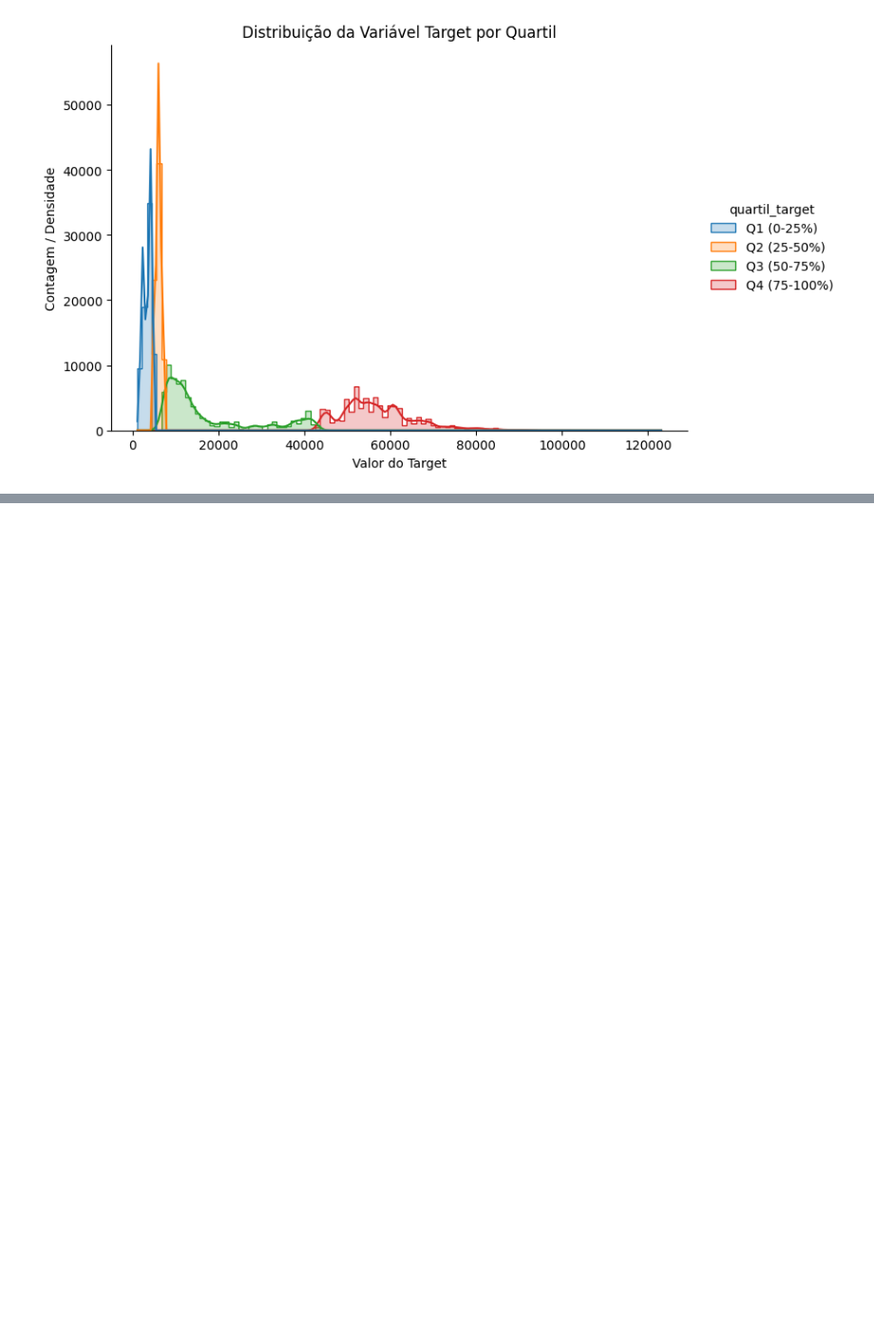
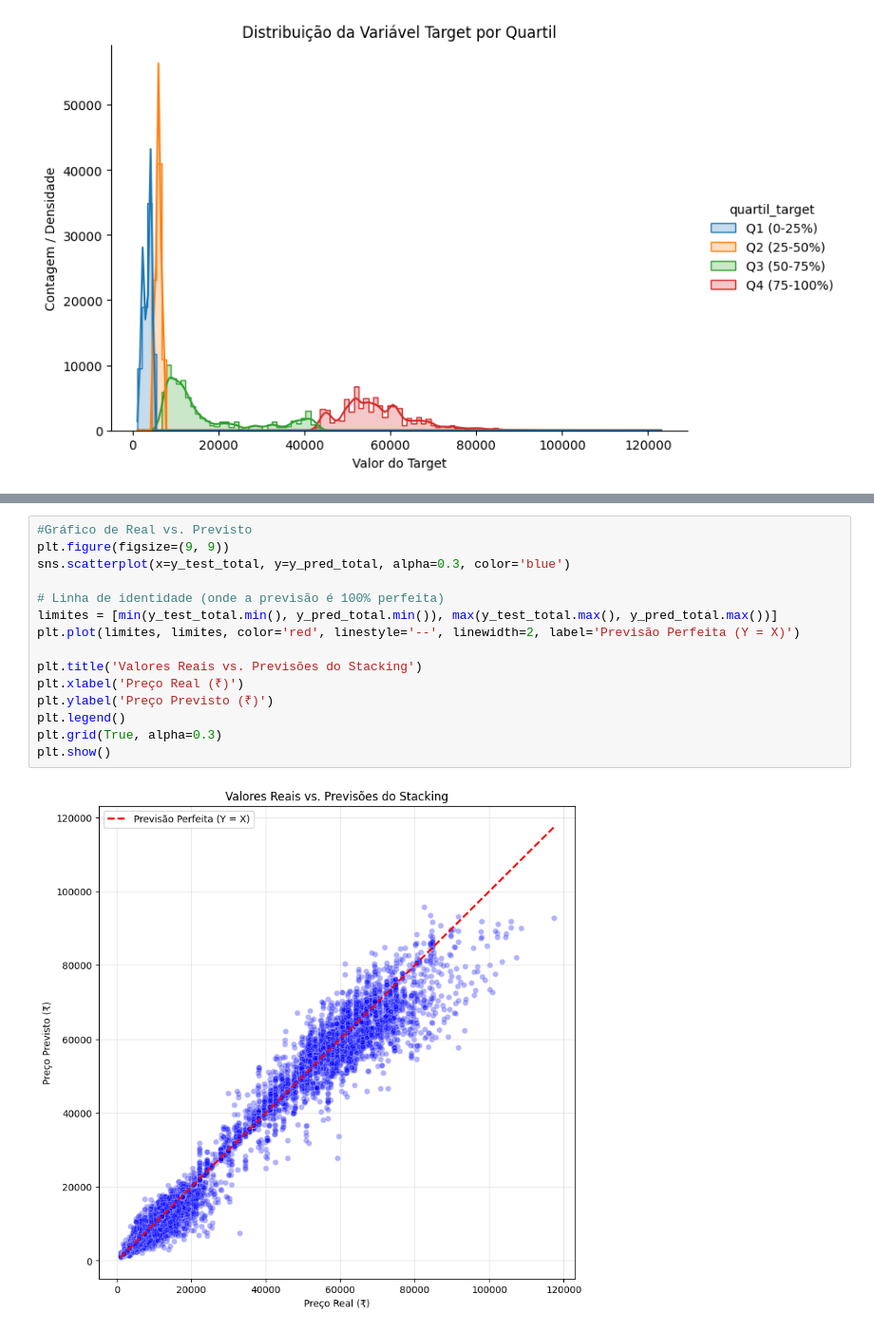
Before and after one commit to Andreirl032/flight-prediction, a Jupyter notebook: StackingXGForest.ipynb, the cells around one changed output, grey strips where cells are left out. Shown at 95% size. Cells and saved outputs as stored; diff of their text form; blank space fills up the shorter version.

```diff
--- a/StackingXGForest.ipynb
+++ b/StackingXGForest.ipynb
@@ -742,0 +924,17 @@ df.drop(columns=['quartil_target'], inplace=True)
+# %%
+#Gráfico de Real vs. Previsto
+plt.figure(figsize=(9, 9))
+sns.scatterplot(x=y_test_total, y=y_pred_total, alpha=0.3, color='blue')
+
+# Linha de identidade (onde a previsão é 100% perfeita)
+limites = [min(y_test_total.min(), y_pred_total.min()), max(y_test_total.max(), y_pred_total.max())]
+plt.plot(limites, limites, color='red', linestyle='--', linewidth=2, label='Previsão Perfeita (Y = X)')
+
+plt.title('Valores Reais vs. Previsões do Stacking')
+plt.xlabel('Preço Real (₹)')
+plt.ylabel('Preço Previsto (₹)')
+plt.legend()
+plt.grid(True, alpha=0.3)
+plt.show()
+# %% [output]
+[figure, added]
```
Also changed, not shown: parts of 16 cells of this notebook.
